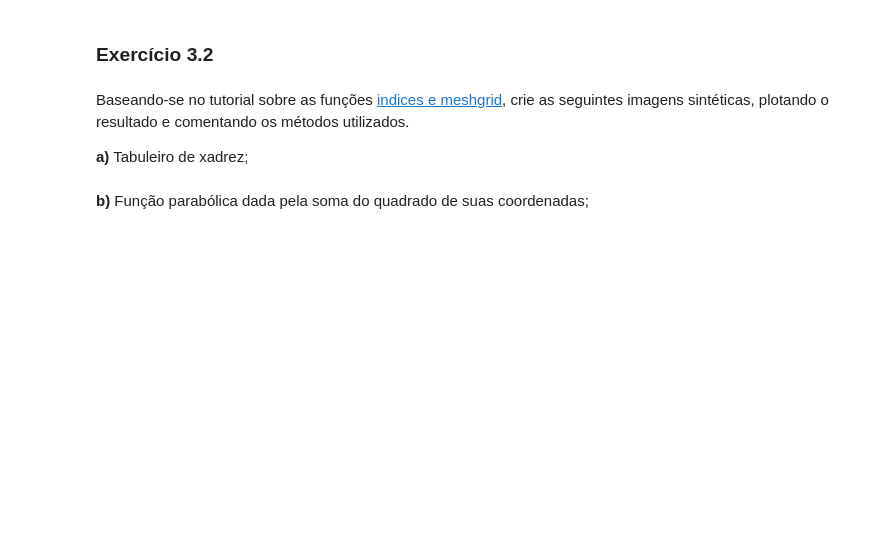
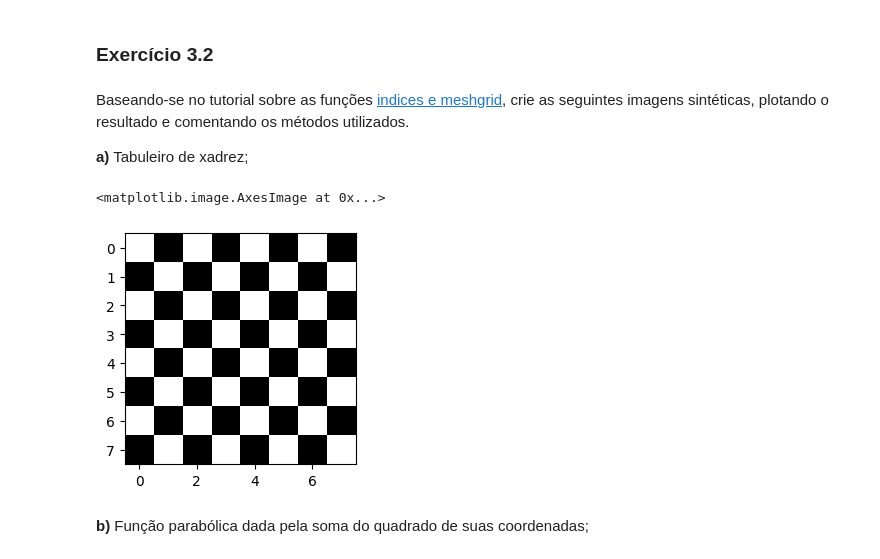
Before and after one commit to UNICAMP-EA979/2026s1-pi01-numpy-beatrizbarbosay, a Jupyter notebook: Atividade.ipynb, the cells around one changed output. Cells and saved outputs as stored; diff of their text form; code cells hidden in the pictures; blank space fills up the shorter version.

```diff
--- a/Atividade.ipynb
+++ b/Atividade.ipynb
@@ -325,2 +379,11 @@ Baseando-se no tutorial sobre as funções [indices e meshgrid](https://github.c
+# %%
+tabuleiro= np.zeros([8, 8]) #tamanho inicial
+tabuleiro[0::2, 0::2] = 255 #fatiamento slicing com passos
+tabuleiro[1::2, 1::2] = 255
+plt.figure(figsize = (3,3))
+plt.imshow(tabuleiro,vmin=0, vmax=255, cmap='gray')
+# %% [output]
+<matplotlib.image.AxesImage at 0x...>
+[figure, added]
 # %% [markdown]
 **b)** Função parabólica dada pela soma do quadrado de suas coordenadas;
```
Also changed, not shown: parts of 22 cells of this notebook.
